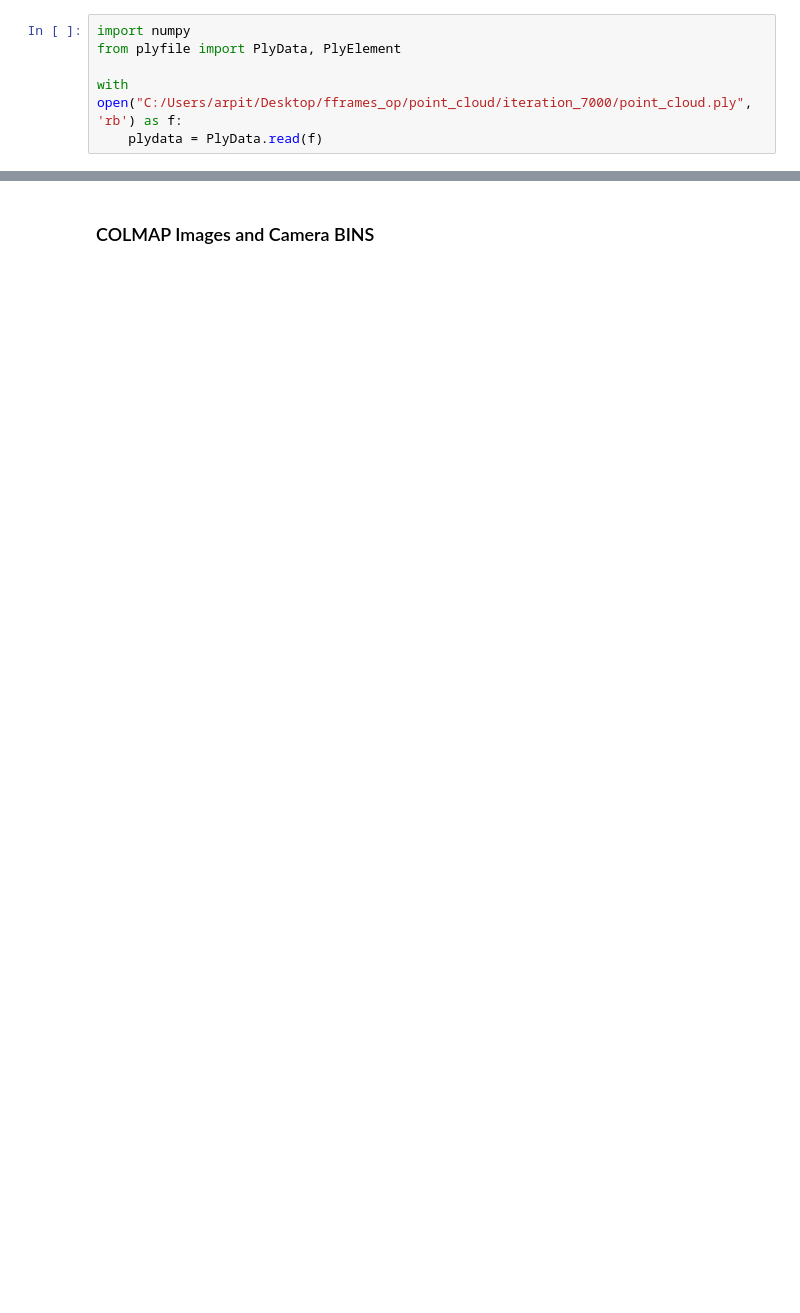
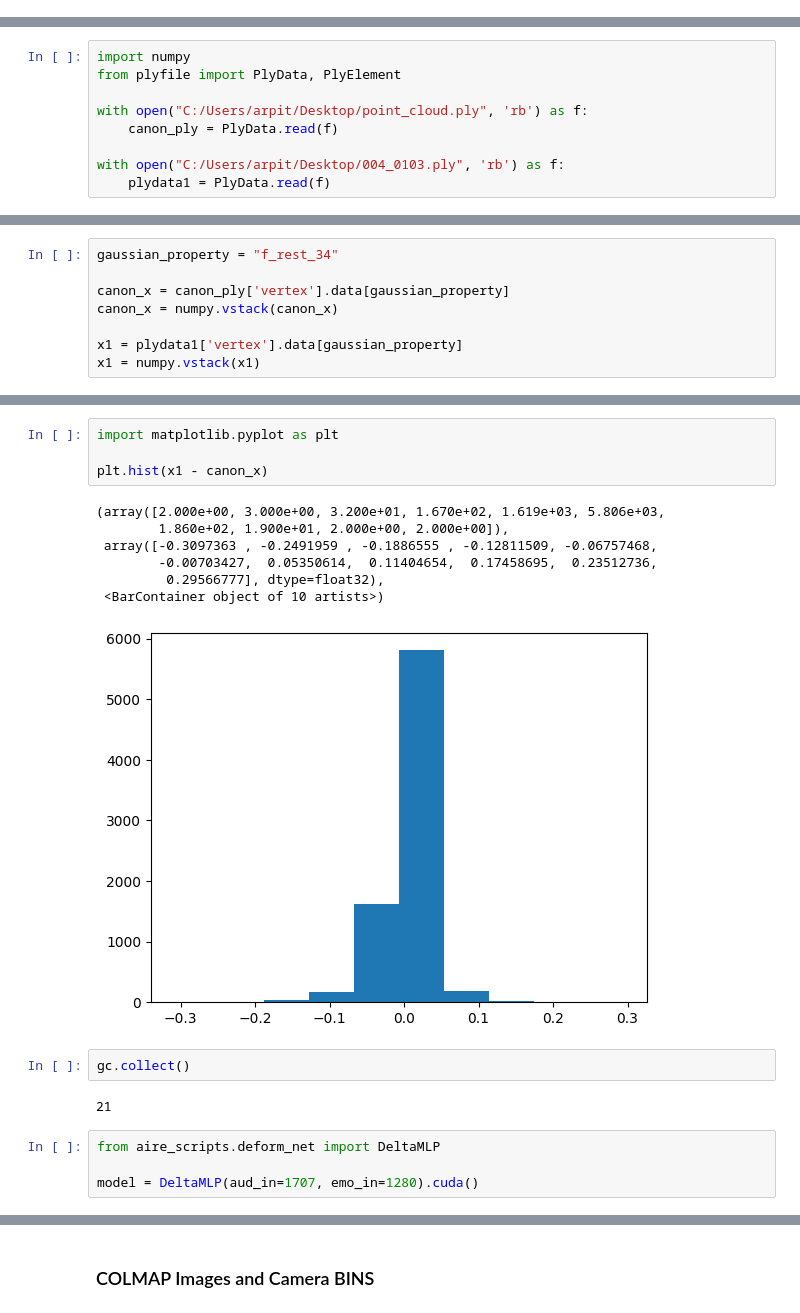
Before and after one commit to arpita2512/gaussian-splatting, a Jupyter notebook: test.ipynb, the cells around one changed output, grey strips where cells are left out. Cells and saved outputs as stored; diff of their text form; blank space fills up the shorter version.

```diff
--- a/test.ipynb
+++ b/test.ipynb
@@ -126,6 +56,0 @@ gc.collect()
-# %%
-import numpy
-from plyfile import PlyData, PlyElement
-
-with open("C:/Users/arpit/Desktop/fframes_op/point_cloud/iteration_7000/point_cloud.ply", 'rb') as f:
-    plydata = PlyData.read(f)
@@ -271,0 +65,9 @@ dict_keys(['active_sh_degree', 'max_sh_degree', '_xyz', '_features_dc', '_featur
+# %%
+import numpy
+from plyfile import PlyData, PlyElement
+
+with open("C:/Users/arpit/Desktop/point_cloud.ply", 'rb') as f:
+    canon_ply = PlyData.read(f)
+
+with open("C:/Users/arpit/Desktop/004_0103.ply", 'rb') as f:
+    plydata1 = PlyData.read(f)
@@ -271,0 +76,8 @@ dict_keys(['active_sh_degree', 'max_sh_degree', '_xyz', '_features_dc', '_featur
+# %%
+gaussian_property = "f_rest_34"
+
+canon_x = canon_ply['vertex'].data[gaussian_property]
+canon_x = numpy.vstack(canon_x)
+
+x1 = plydata1['vertex'].data[gaussian_property]
+x1 = numpy.vstack(x1)
@@ -271,0 +95,20 @@ dict_keys(['active_sh_degree', 'max_sh_degree', '_xyz', '_features_dc', '_featur
+# %%
+import matplotlib.pyplot as plt
+
+plt.hist(x1 - canon_x)
+# %% [output]
+(array([2.000e+00, 3.000e+00, 3.200e+01, 1.670e+02, 1.619e+03, 5.806e+03,
+        1.860e+02, 1.900e+01, 2.000e+00, 2.000e+00]),
+ array([-0.3097363 , -0.2491959 , -0.1886555 , -0.12811509, -0.06757468,
+        -0.00703427,  0.05350614,  0.11404654,  0.17458695,  0.23512736,
+         0.29566777], dtype=float32),
+ <BarContainer object of 10 artists>)
+[figure, added]
+# %%
+gc.collect()
+# %% [output]
+21
+# %%
+from aire_scripts.deform_net import DeltaMLP
+
+model = DeltaMLP(aud_in=1707, emo_in=1280).cuda()
```
Also changed, not shown: parts of 62 cells of this notebook, 10 other files.
